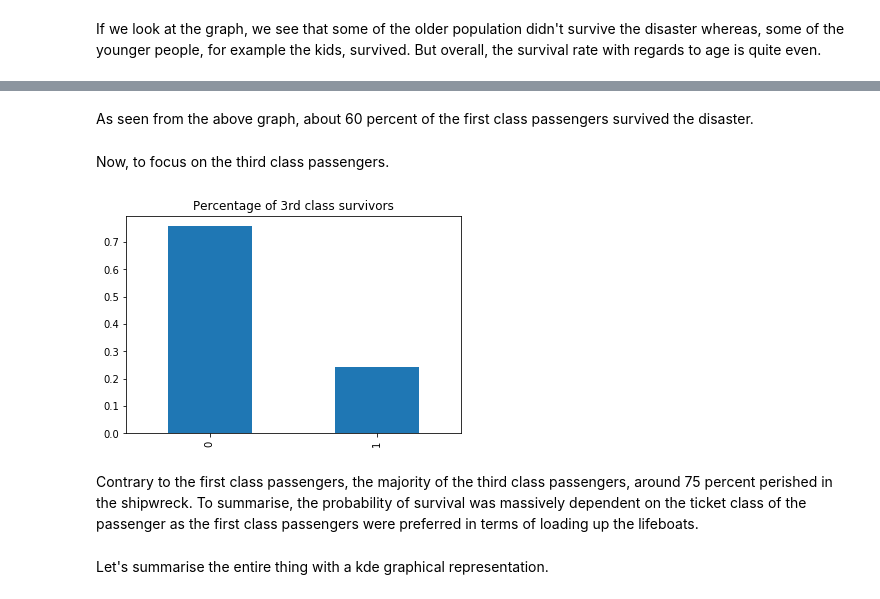
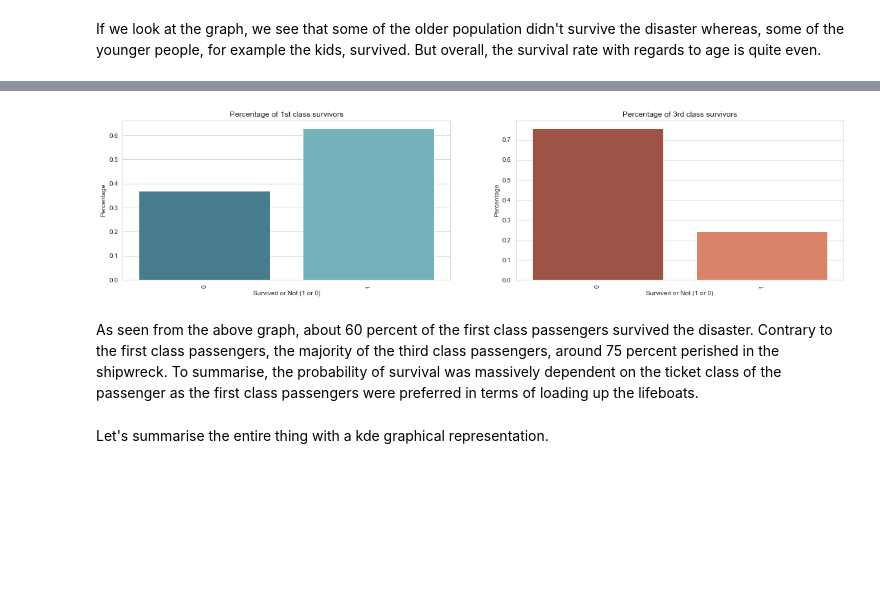
Before and after one commit to hosadman/titanic-survivor-prediction, a Jupyter notebook: Titanic-Survivor-Prediction-Analysis.ipynb, the cells around one changed output, grey strips where cells are left out. Cells and saved outputs as stored; diff of their text form; code cells hidden in the pictures; blank space fills up the shorter version.

```diff
--- a/Titanic-Survivor-Prediction-Analysis.ipynb
+++ b/Titanic-Survivor-Prediction-Analysis.ipynb
@@ -188,15 +191,26 @@ plt.show()
-# %% [markdown]
-As seen from the above graph, about 60 percent of the first class passengers survived the disaster.
-# %% [markdown]
-Now, to focus on the third class passengers.
-# %%
-df['Survived'][df['Pclass'] == 3].value_counts(normalize=True).plot(kind='bar')
-plt.title('Percentage of 3rd class survivors')
-plt.show()
-# %% [output]
-[figure, removed]
+# %%
+plt.figure(figsize=(20,10))
+plt.subplot(2,2,1)
+plf = df['Survived'][df['Pclass'] == 1].value_counts(normalize=True)
+plfg = sns.barplot(x=plf.index, y=plf, palette="GnBu_d")
+plt.xlabel('Survived or Not (1 or 0)')
+plt.ylabel('Percentage')
+plt.title('Percentage of 1st class survivors')
+plfg.set_xticklabels(plfg.get_xticklabels(), rotation=90)
+
+plt.subplot(2,2,2)
+plf = df['Survived'][df['Pclass'] == 3].value_counts(normalize=True)
+plfg = sns.barplot(x=plf.index, y=plf, palette="OrRd_d")
+plt.xlabel('Survived or Not (1 or 0)')
+plt.ylabel('Percentage')
+plt.title('Percentage of 3rd class survivors')
+plfg.set_xticklabels(plfg.get_xticklabels(), rotation=90)
+
+plt.show()
+# %% [output]
+[figure, added]
 # %% [markdown]
-Contrary to the first class passengers, the majority of the third class passengers, around 75 percent perished in the shipwreck. To summarise, the probability of survival was massively dependent on the ticket class of the passenger as the first class passengers were preferred in terms of loading up the lifeboats.
+As seen from the above graph, about 60 percent of the first class passengers survived the disaster. Contrary to the first class passengers, the majority of the third class passengers, around 75 percent perished in the shipwreck. To summarise, the probability of survival was massively dependent on the ticket class of the passenger as the first class passengers were preferred in terms of loading up the lifeboats.
 # %% [markdown]
 Let's summarise the entire thing with a kde graphical representation.
 # %%
```
Also changed, not shown: parts of 24 cells of this notebook.
